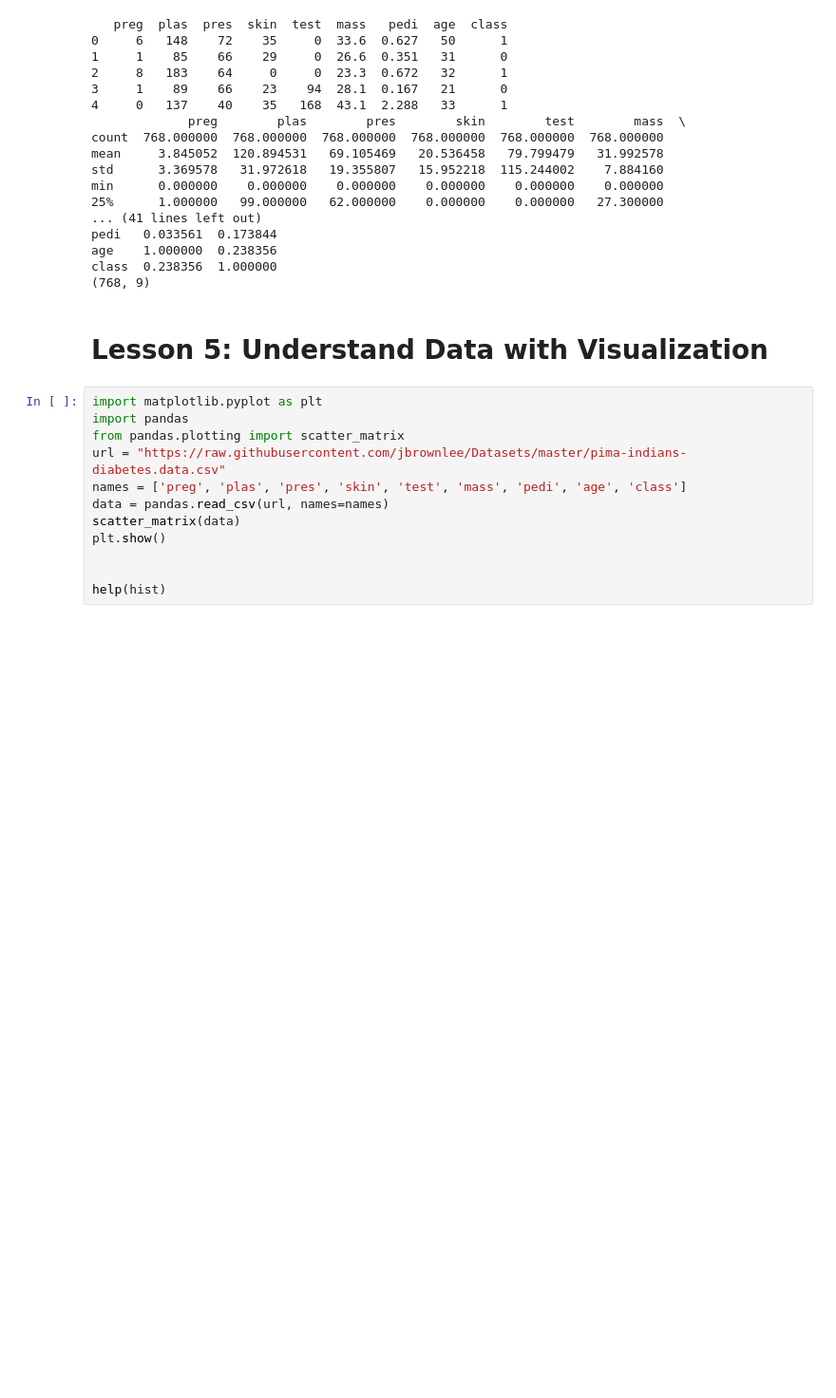
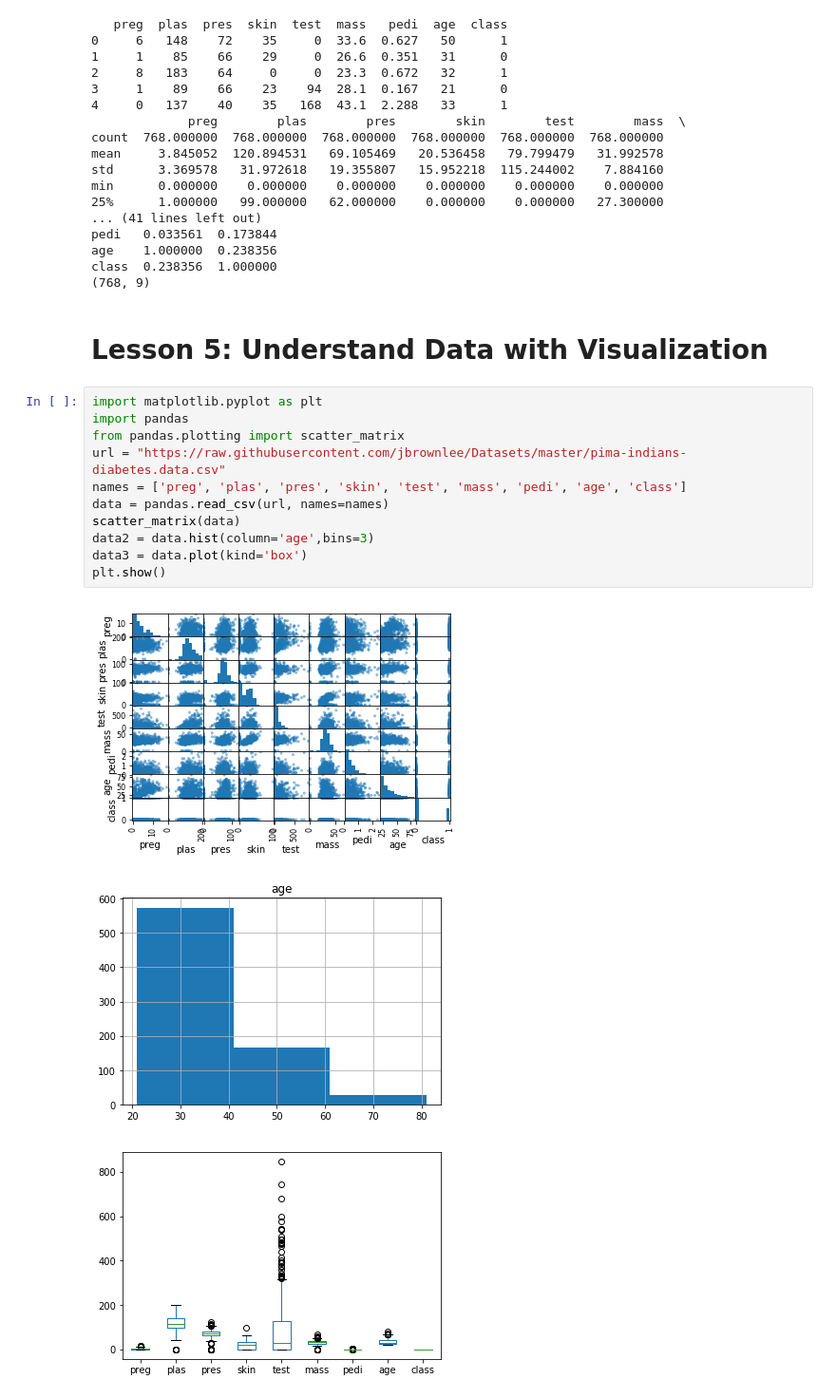
Before and after one commit to murilosisnando2003/datanalysistest, a Jupyter notebook: Anaconda.ipynb, the cells around one changed output. Shown at 95% size. Drawn from its saved outputs; the diff is of its cells as text; blank space fills up the shorter version.

```diff
--- a/Anaconda.ipynb
+++ b/Anaconda.ipynb
@@ -107,12 +107,15 @@ class  0.238356  1.000000
 # %%
 import matplotlib.pyplot as plt
 import pandas
 from pandas.plotting import scatter_matrix
 url = "https://raw.githubusercontent.com/jbrownlee/Datasets/master/pima-indians-diabetes.data.csv"
 names = ['preg', 'plas', 'pres', 'skin', 'test', 'mass', 'pedi', 'age', 'class']
 data = pandas.read_csv(url, names=names)
 scatter_matrix(data)
+data2 = data.hist(column='age',bins=3)
+data3 = data.plot(kind='box')
 plt.show()
-
-
-help(hist)
+# %% [output]
+[figure, added]
+[figure, added]
+[figure, added]
```
Also changed, not shown: parts of 4 cells of this notebook.
